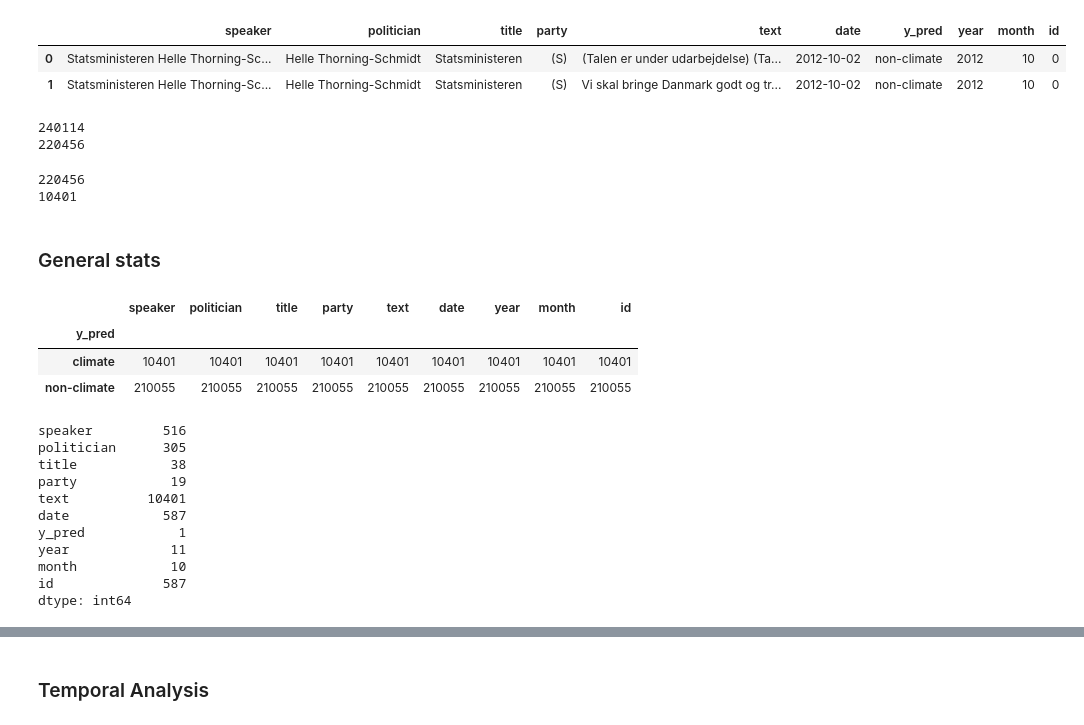
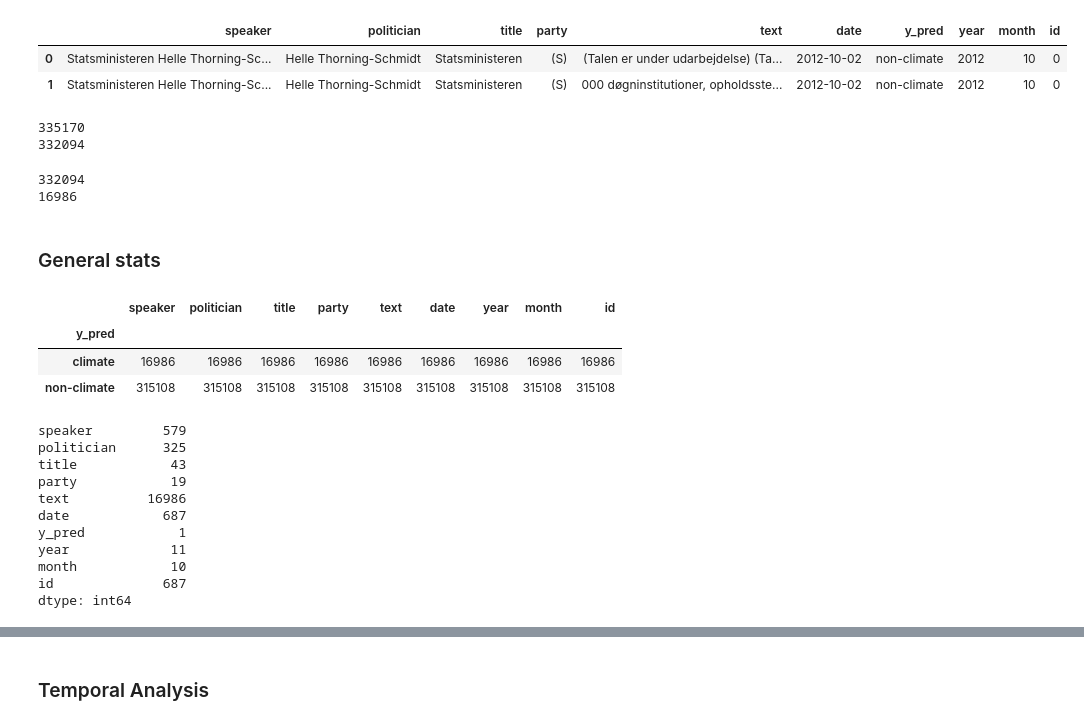
Before and after one commit to jonahank/Vote-Prediction-Model, a Jupyter notebook: data_analysis/ft_meetings.ipynb, the cells around one changed output, grey strips where cells are left out. Drawn from its saved outputs; the diff is of its cells as text; code cells hidden in the pictures.

Commit message:
ft-meetings distributions general

```diff
--- a/data_analysis/ft_meetings.ipynb
+++ b/data_analysis/ft_meetings.ipynb
@@ -6,33 +6,33 @@ import matplotlib.pyplot as plt
 from datetime import datetime
 # %%
 ## Load data
-all = pd.read_pickle("../climate_classifier/scored_data/ft_meetings_all_2.2.pkl")
+all = pd.read_pickle("../climate_classifier/scored_data/ft_meetings_all_2.3.pkl")
 
 all["year"] = all["date"].astype("str").str[:4]
 all["month"] = all["date"].astype("str").str[5:7]
 all["politician"] = all["politician"].str.strip()
 all["id"] = all["date"]
 all["id"] = all["id"].astype("category")
 all["id"] = all["id"].cat.codes
 all.head(2)
 # %% [output]
 |  | speaker | politician | title | party | text | date | y_pred | year | month | id |
 | 0 | Statsministeren Helle Thorning-Sc... | Helle Thorning-Schmidt | Statsministeren | (S) | (Talen er under udarbejdelse) (Ta... | 2012-10-02 | non-climate | 2012 | 10 | 0 |
-| 1 | Statsministeren Helle Thorning-Sc... | Helle Thorning-Schmidt | Statsministeren | (S) | Vi skal bringe Danmark godt og tr... | 2012-10-02 | non-climate | 2012 | 10 | 0 |
+| 1 | Statsministeren Helle Thorning-Sc... | Helle Thorning-Schmidt | Statsministeren | (S) | 000 døgninstitutioner, opholdsste... | 2012-10-02 | non-climate | 2012 | 10 | 0 |
 # %%
 print(len(all))
 all = all.drop_duplicates(subset="text")
 print(len(all))
 # %% [output]
-240114
-220456
+335170
+332094
 # %%
 climate = all[all["y_pred"]=="climate"]
 print(len(all))
 print(len(climate))
 # %% [output]
-220456
-10401
+332094
+16986
 # %% [markdown]
 ### General stats
 # %%
@@ -40,19 +40,19 @@ all.groupby("y_pred").count()
 # %% [output]
 |  | speaker | politician | title | party | text | date | year | month | id |
 | y_pred |  |  |  |  |  |  |  |  |  |
-| climate | 10401 | 10401 | 10401 | 10401 | 10401 | 10401 | 10401 | 10401 | 10401 |
-| non-climate | 210055 | 210055 | 210055 | 210055 | 210055 | 210055 | 210055 | 210055 | 210055 |
+| climate | 16986 | 16986 | 16986 | 16986 | 16986 | 16986 | 16986 | 16986 | 16986 |
+| non-climate | 315108 | 315108 | 315108 | 315108 | 315108 | 315108 | 315108 | 315108 | 315108 |
 # %%
 all[all["y_pred"]=="climate"].nunique()
 # %% [output]
-speaker         516
-politician      305
-title            38
+speaker         579
+politician      325
+title            43
 party            19
-text          10401
-date            587
+text          16986
+date            687
 y_pred            1
 year             11
 month            10
-id              587
+id              687
 dtype: int64
```
Also changed, not shown: parts of 19 cells of this notebook.
